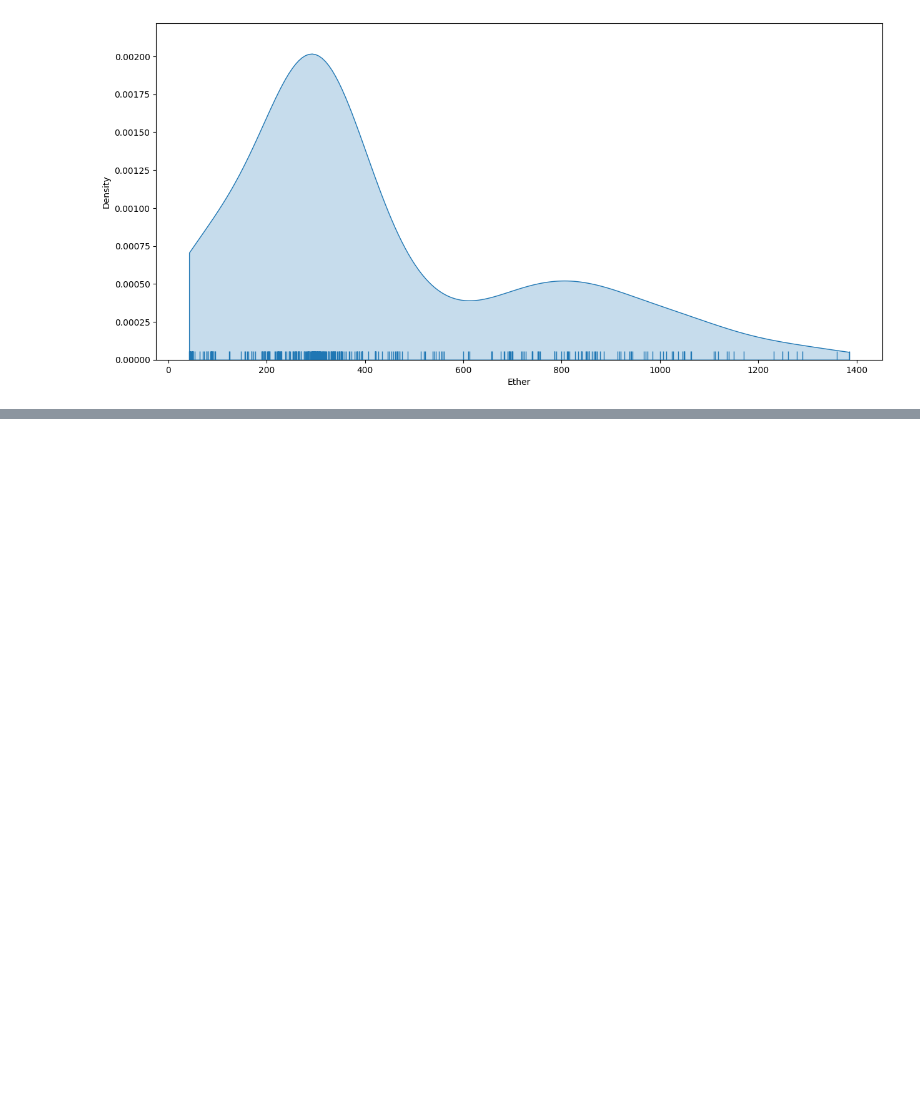
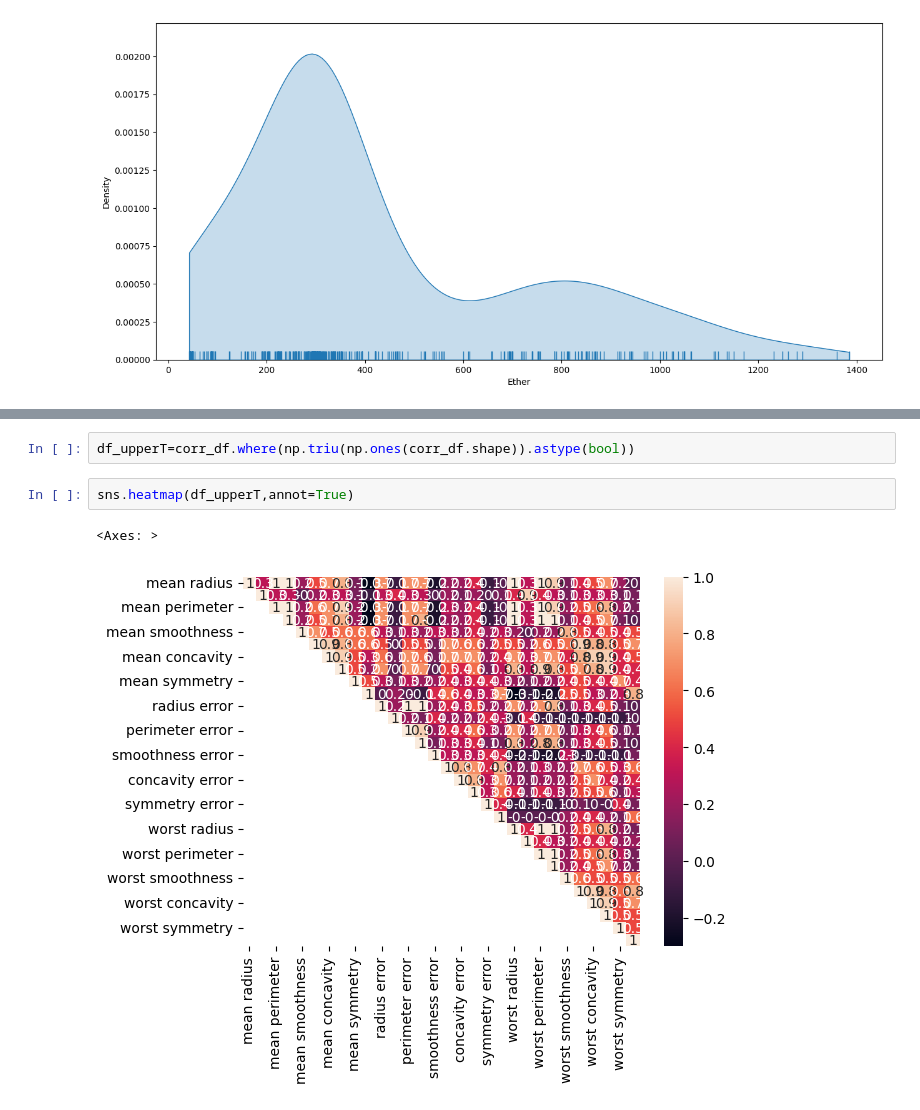
Before and after one commit to grishrana/python_learn, a Jupyter notebook: dataanalysis_freecodecamp/datacleaning/Real examples.ipynb, the cells around one changed output, grey strips where cells are left out. Cells and saved outputs as stored; diff of their text form; blank space fills up the shorter version.

```diff
--- a/dataanalysis_freecodecamp/datacleaning/Real examples.ipynb
+++ b/dataanalysis_freecodecamp/datacleaning/Real examples.ipynb
@@ -202,0 +267,7 @@ sns.rugplot(df_cleaned['Ether'], ax=ax)
+# %%
+df_upperT=corr_df.where(np.triu(np.ones(corr_df.shape)).astype(bool))
+# %%
+sns.heatmap(df_upperT,annot=True)
+# %% [output]
+<Axes: >
+[figure, added]
```
Also changed, not shown: parts of 10 cells of this notebook.
